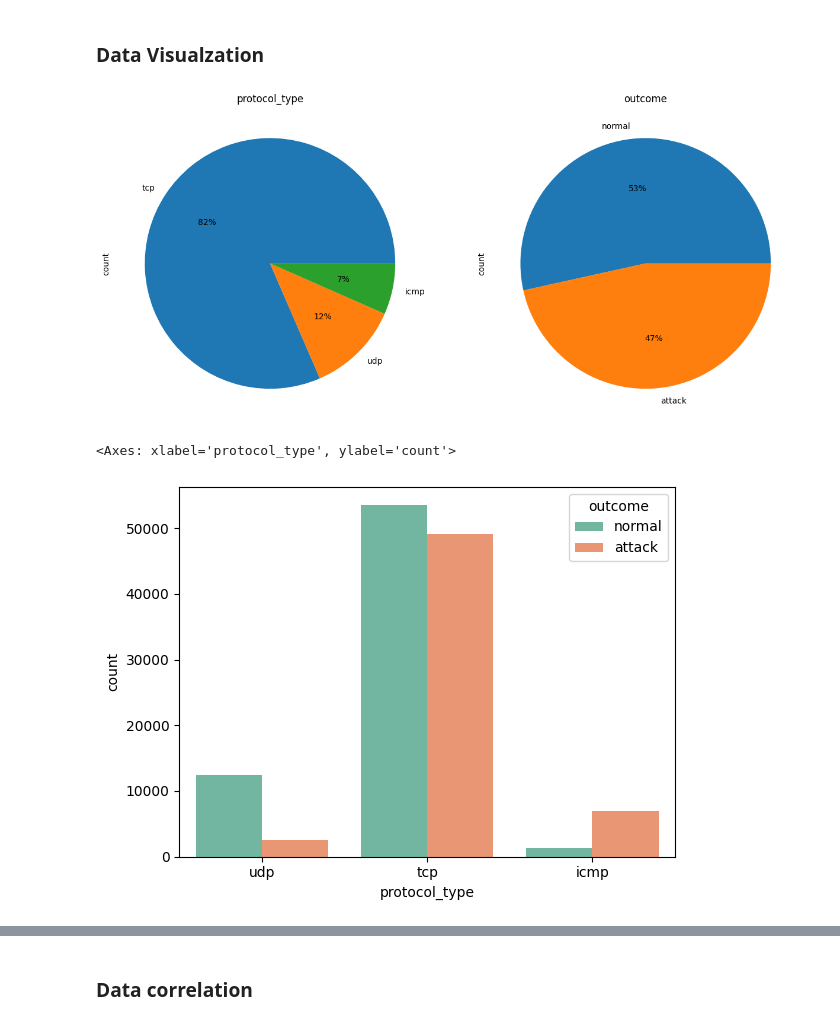
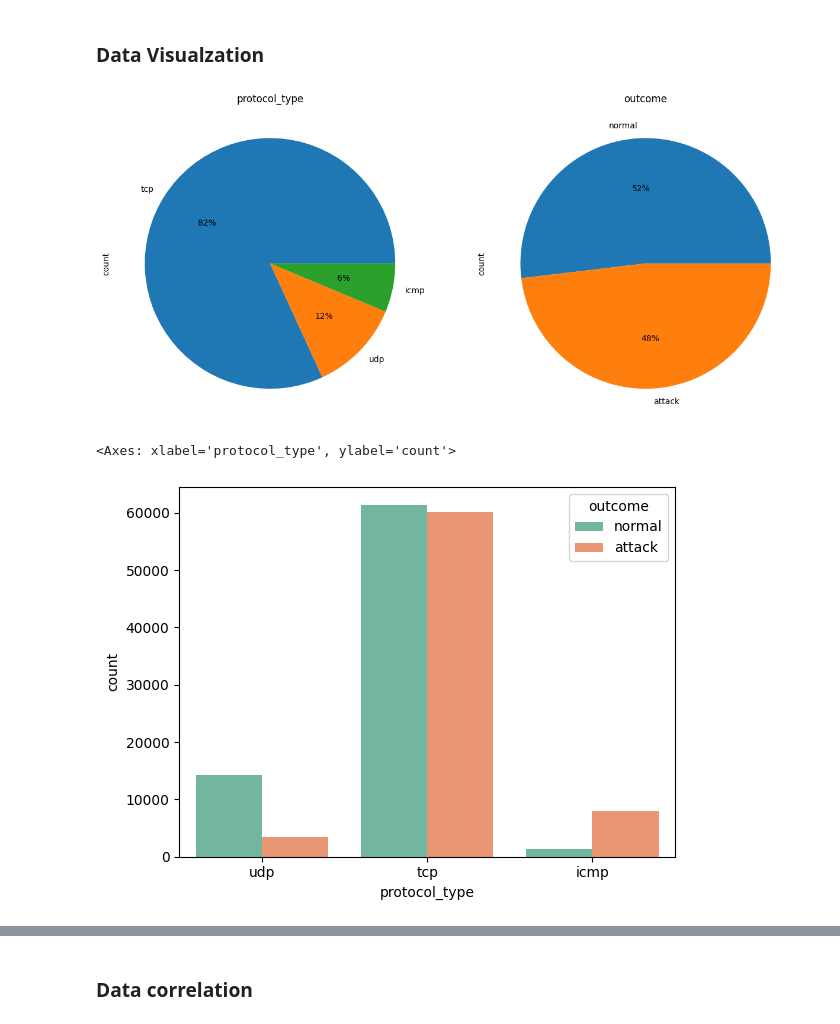
Before and after one commit to yassineboujrada/Intrusion_Detection_System_Analyze, a Jupyter notebook: IDS.ipynb, the cells around one changed output, grey strips where cells are left out. Saved outputs shown, nothing was run; the diff lists cells and outputs as text; code cells hidden in the pictures.

```diff
--- a/IDS.ipynb
+++ b/IDS.ipynb
@@ -26 +35,3 @@ data_Test = pd.read_csv("./dataset/KDDTest+.txt")
+# %%
+df = pd.read_csv("./dataset/combined_dataSource.txt")
 # %%
@@ -55,0 +54,2 @@ data_Train.head(5)
+# %%
+df.columns = header_column
@@ -177,13 +176,13 @@ def pie_plot(df, cols_list, nb_row, nb_col):
         ax.set_title(str(col), fontsize = 12)
     plt.show()
 # %%
-pie_plot(data_Train, ['protocol_type', 'outcome'], 1, 2)
+pie_plot(df, ['protocol_type', 'outcome'], 1, 2)
 # %% [output]
-[figure, old version]
+[figure, new version]
 # %%
 # visualize the distribution of different attacks based on the protocol type in the dataset
-sns.countplot(x='protocol_type',hue='outcome' , data = data_Train , palette ='Set2')
+sns.countplot(x='protocol_type',hue='outcome' , data = df , palette ='Set2')
 # %% [output]
 <Axes: xlabel='protocol_type', ylabel='count'>
-[figure, old version]
+[figure, new version]
 # %%
```
Also changed, not shown: parts of 54 cells of this notebook, 2 other files.
